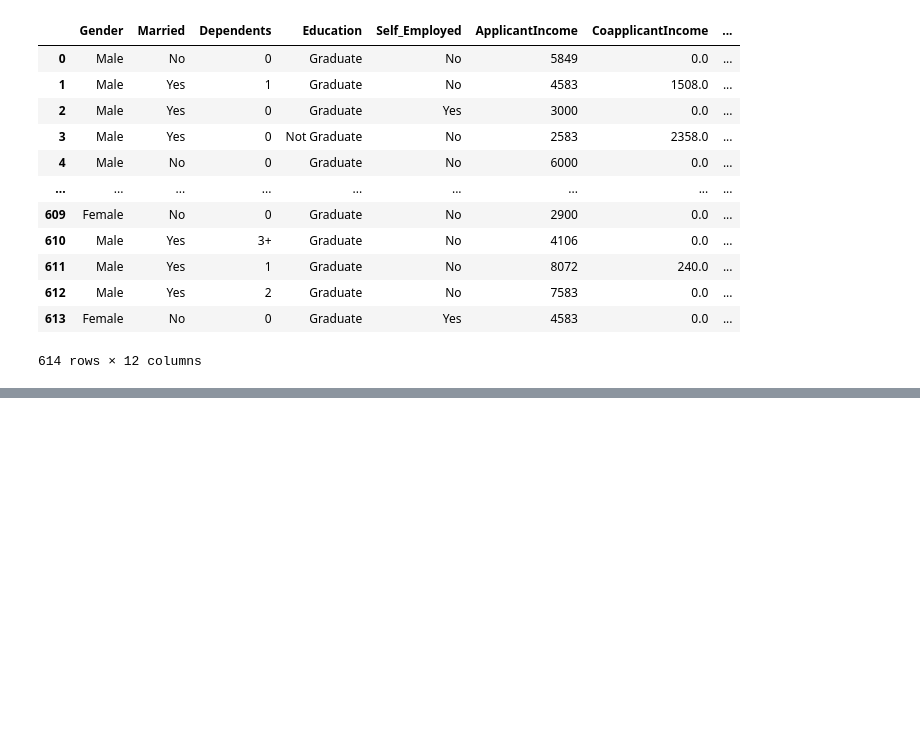
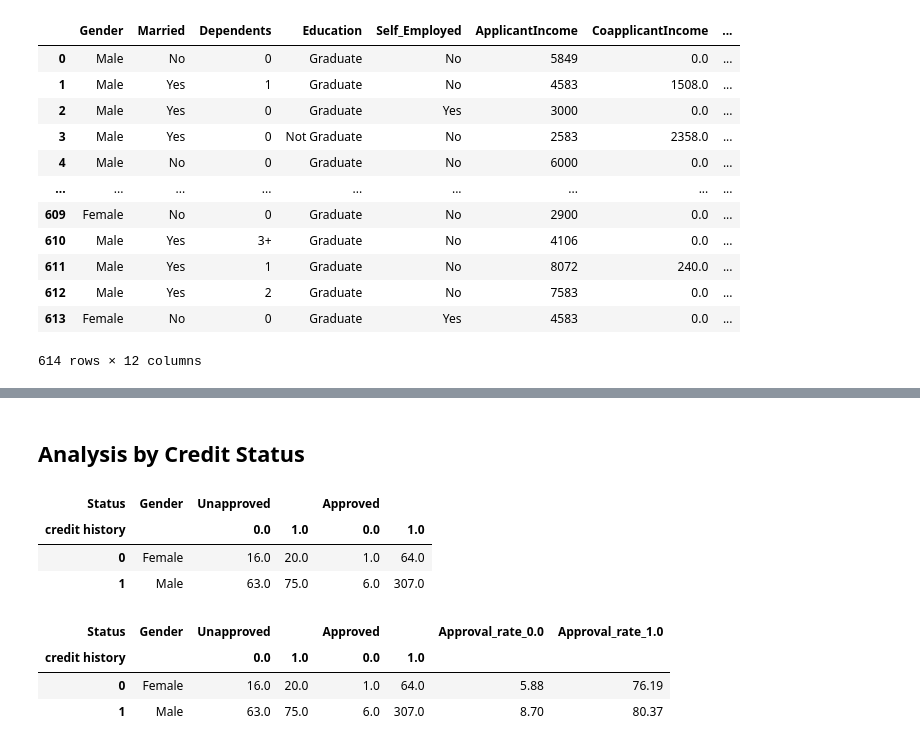
Before and after one commit to Alirezasmoradi/Dnkr_Loan_PJ, a Jupyter notebook: loan_pj.ipynb, the cells around one changed output, grey strips where cells are left out. Cells and saved outputs as stored; diff of their text form; code cells hidden in the pictures; blank space fills up the shorter version.

```diff
--- a/loan_pj.ipynb
+++ b/loan_pj.ipynb
@@ -33,0 +1084,32 @@ loan_dataframe
+# %% [markdown]
+## Analysis by Credit Status ##
+# %%
+
+credit_status = ( loan_dataframe
+    .groupby(["Gender", "Loan_Status" , "Credit_History"] , as_index = False)
+    .agg(
+        total_credit_status = ("Loan_Status" , "count"))
+    .pivot_table(index = "Gender" , columns = ["Loan_Status" , "Credit_History"] , values = "total_credit_status")
+    .reset_index()
+    .dropna()
+    .rename(columns = { "N" : "Unapproved" ,"Y" : "Approved"} )
+    .rename_axis(["Status", "credit history"], axis=1)
+)
+credit_status
+# %% [output]
+| Status | Gender | Unapproved |  | Approved |  |
+| credit history |  | 0.0 | 1.0 | 0.0 | 1.0 |
+| 0 | Female | 16.0 | 20.0 | 1.0 | 64.0 |
+| 1 | Male | 63.0 | 75.0 | 6.0 | 307.0 |
+# %%
+cr_values = credit_status["Approved"].columns
+for cr in cr_values:
+   credit_status[f"Approval_rate_{cr}"] = (
+   credit_status[("Approved" , cr)] / (credit_status[("Approved" , cr)] + credit_status[("Unapproved" , cr)])*100).round(2)
+
+credit_status
+# %% [output]
+| Status | Gender | Unapproved |  | Approved |  | Approval_rate_0.0 | Approval_rate_1.0 |
+| credit history |  | 0.0 | 1.0 | 0.0 | 1.0 |  |  |
+| 0 | Female | 16.0 | 20.0 | 1.0 | 64.0 | 5.88 | 76.19 |
+| 1 | Male | 63.0 | 75.0 | 6.0 | 307.0 | 8.70 | 80.37 |
```
Also changed, not shown: parts of 30 cells of this notebook, 1 other file.
